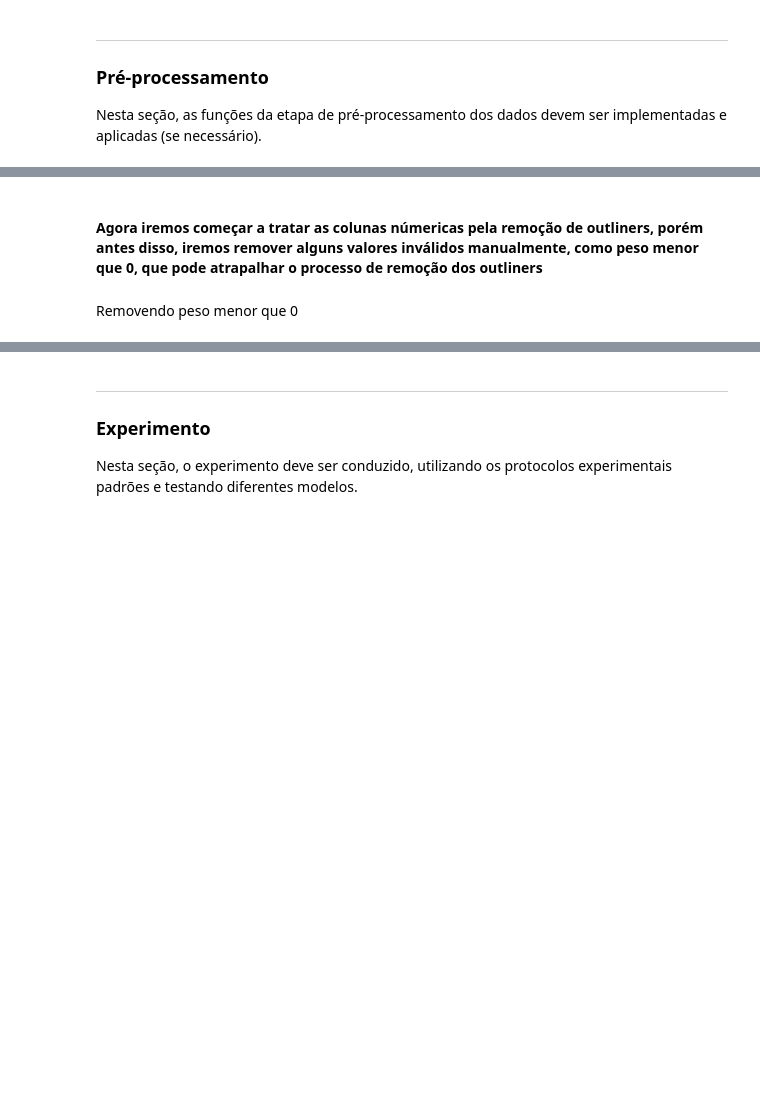
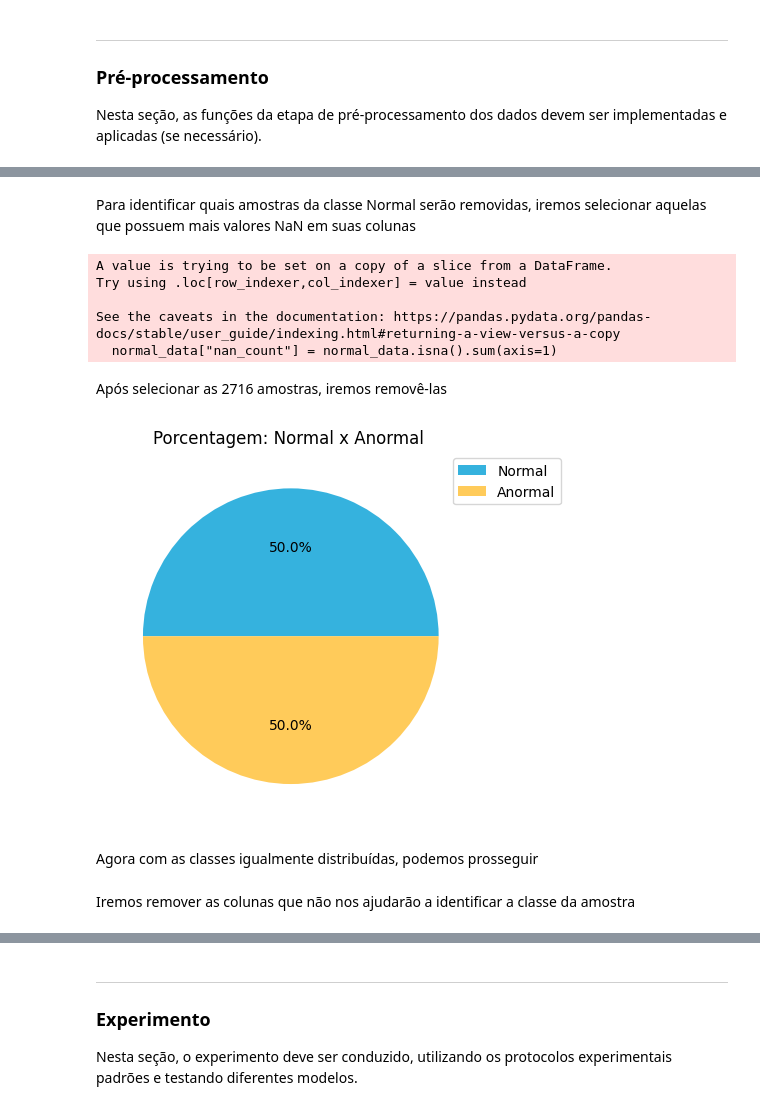
Before and after one commit to guisantoxxx/trabalho-AM, a Jupyter notebook: main.ipynb, the cells around one changed output, grey strips where cells are left out. Drawn from its saved outputs; the diff is of its cells as text; code cells hidden in the pictures; blank space fills up the shorter version.

```diff
--- a/main.ipynb
+++ b/main.ipynb
@@ -282,6 +309,40 @@ Nesta seção, as funções da etapa de pré-processamento dos dados devem ser i
+# %%
+normal_data = train_data[train_data["CLASSE"] == "Normal"]
+# %% [markdown]
+Para identificar quais amostras da classe Normal serão removidas, iremos selecionar aquelas que possuem mais valores NaN em suas colunas
+# %%
+normal_data["nan_count"] = normal_data.isna().sum(axis=1)
+normal_data = normal_data.sort_values(by="nan_count", ascending=False)
+# %% [output]
+A value is trying to be set on a copy of a slice from a DataFrame.
+Try using .loc[row_indexer,col_indexer] = value instead
+
+See the caveats in the documentation: https://pandas.pydata.org/pandas-docs/stable/user_guide/indexing.html#returning-a-view-versus-a-copy
+  normal_data["nan_count"] = normal_data.isna().sum(axis=1)
+# %%
+normal_data_reduced = normal_data.iloc[0:2716,:]
+# %% [markdown]
+Após selecionar as 2716 amostras, iremos removê-las
+# %%
+train_data = train_data[~train_data["Id"].isin(normal_data_reduced["Id"])]
+# %%
+colors = ["#35b2de", "#ffcb5a"]  # Apenas escolhando as cores
+
+labels = train_data["CLASSE"].value_counts().index
+plt.pie(
+    train_data["CLASSE"].value_counts(), autopct="%1.1f%%", colors=colors
+)  # conta as ocorrências de cada classe e exibe a porcentagem
+plt.legend(
+    labels,
+    bbox_to_anchor=(1.25, 1),
+)  # Nossas Legendas
+plt.title("Porcentagem: Normal x Anormal ")
+plt.show()
+# %% [output]
+[figure, added]
+# %% [markdown]
+Agora com as classes igualmente distribuídas, podemos prosseguir
+# %% [markdown]
+Iremos remover as colunas que não nos ajudarão a identificar a classe da amostra
 # %%
 train_data = train_data.drop(columns=["Atendimento", "DN", "Convenio"])
-# %% [markdown]
-#### Agora iremos começar a tratar as colunas númericas pela remoção de outliners, porém antes disso, iremos remover alguns valores inválidos manualmente, como peso menor que 0, que pode atrapalhar o processo de remoção dos outliners
-# %% [markdown]
-Removendo peso menor que 0
```
Also changed, not shown: parts of 371 cells of this notebook, 28 other files.
